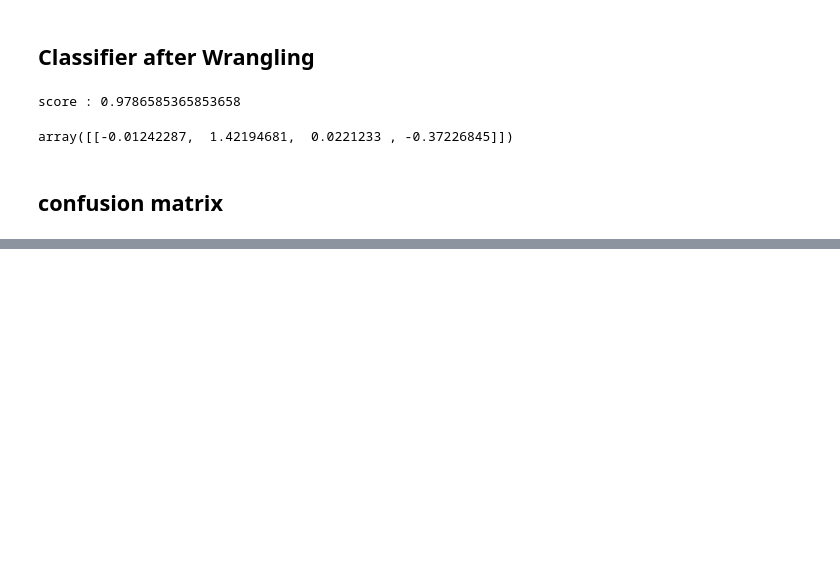
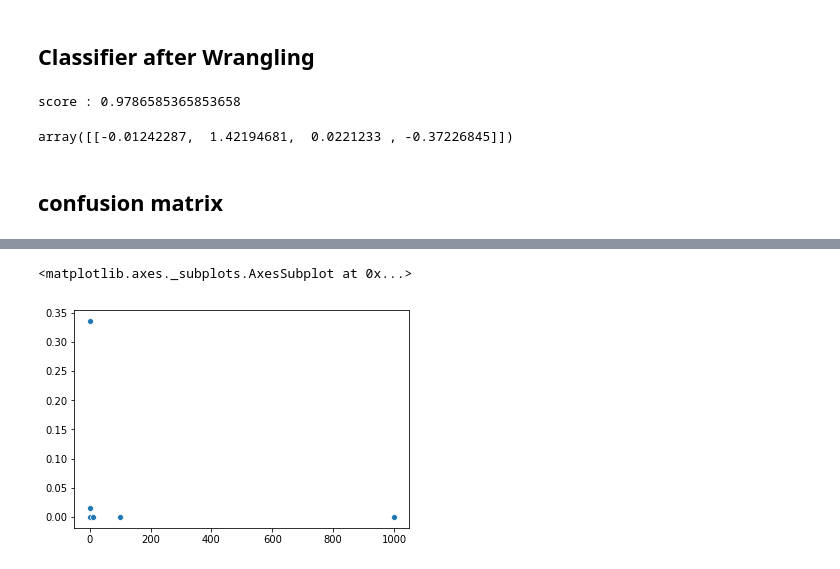
Before and after one commit to bharatadhikari88/python, a Jupyter notebook: supervise/classifier/logistic/binary_classification.ipynb, the cells around one changed output, grey strips where cells are left out. Drawn from its saved outputs; the diff is of its cells as text; code cells hidden in the pictures; blank space fills up the shorter version.

```diff
--- a/supervise/classifier/logistic/binary_classification.ipynb
+++ b/supervise/classifier/logistic/binary_classification.ipynb
@@ -121,0 +143,5 @@ sns.heatmap(cm,annot=True);
+# %%
+sns.scatterplot(x=C,y=error)
+# %% [output]
+<matplotlib.axes._subplots.AxesSubplot at 0x...>
+[figure, added]
```
Also changed, not shown: parts of 5 cells of this notebook, 4 other files.
